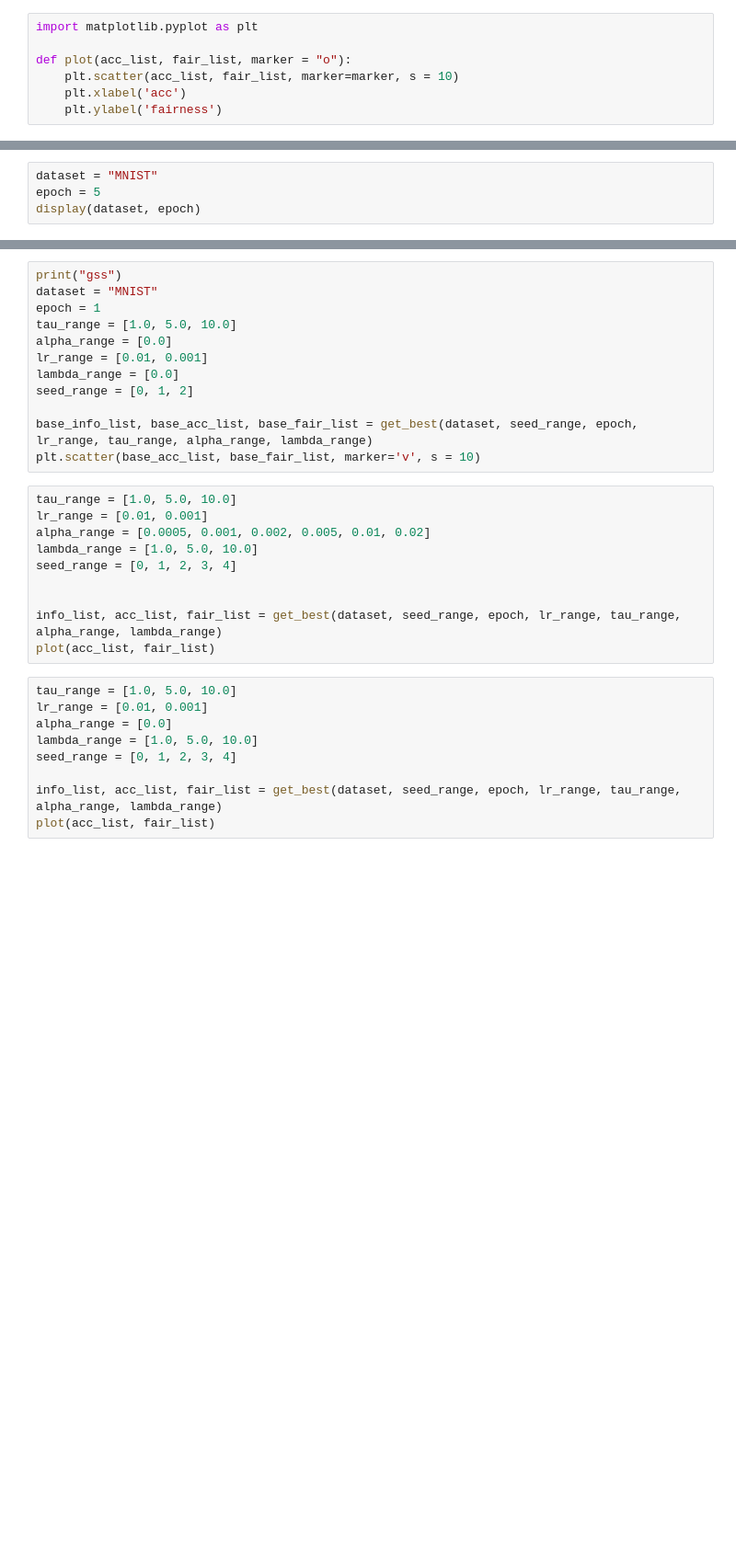
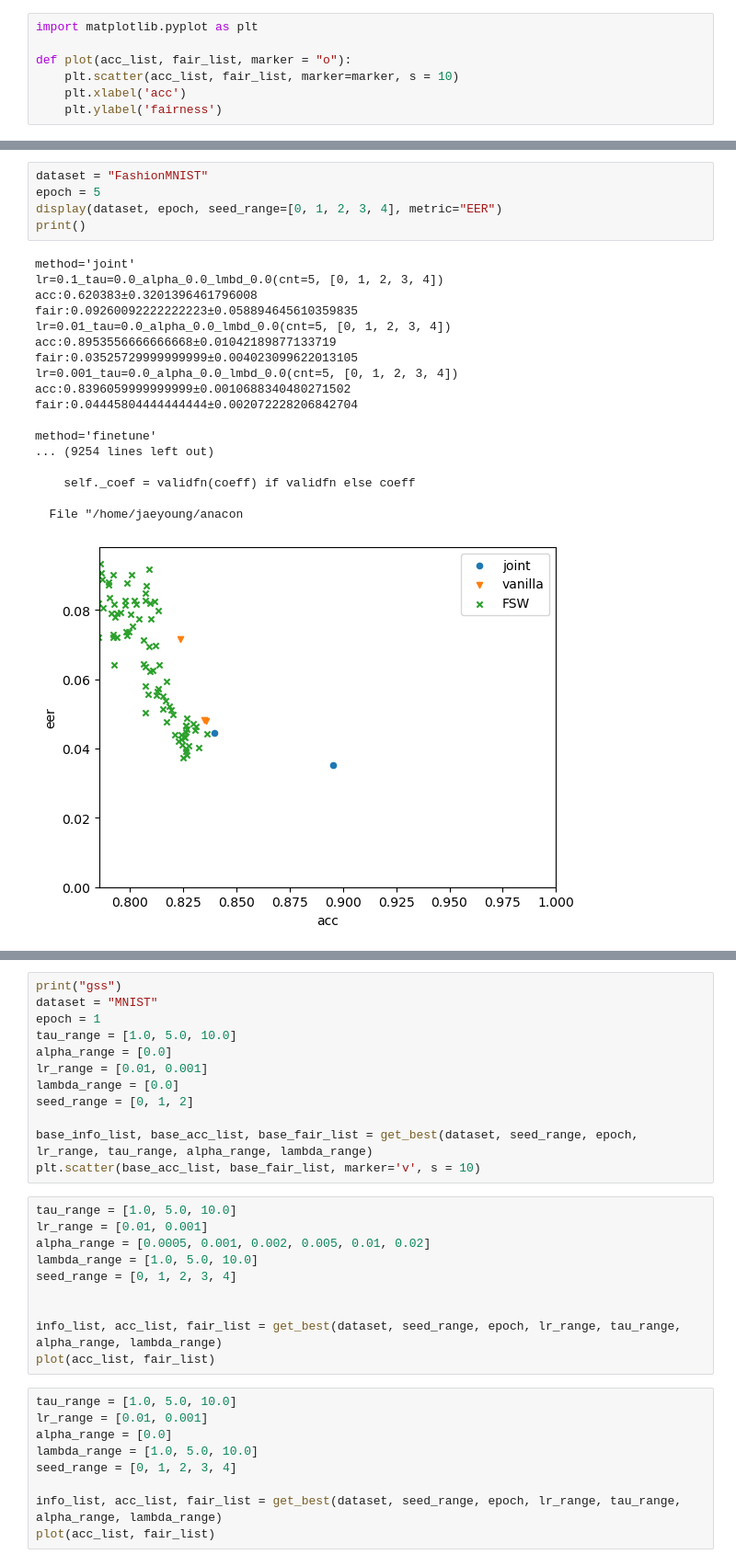
Before and after one commit to jyparkkr/FSW, a Jupyter notebook: interpret.ipynb, the cells around one changed output, grey strips where cells are left out. Shown at 92% size. Saved outputs shown, nothing was run; the diff lists cells and outputs as text; blank space fills up the shorter version.

```diff
--- a/interpret.ipynb
+++ b/interpret.ipynb
@@ -255,5 +419,25 @@ KeyError: 'EER'
 # %%
-dataset = "MNIST"
+dataset = "FashionMNIST"
 epoch = 5
-display(dataset, epoch)
+display(dataset, epoch, seed_range=[0, 1, 2, 3, 4], metric="EER")
+print()
+# %% [output]
+method='joint'
+lr=0.1_tau=0.0_alpha_0.0_lmbd_0.0(cnt=5, [0, 1, 2, 3, 4])
+acc:0.620383±0.3201396461796008
+fair:0.09260092222222223±0.058894645610359835
+lr=0.01_tau=0.0_alpha_0.0_lmbd_0.0(cnt=5, [0, 1, 2, 3, 4])
+acc:0.8953556666666668±0.01042189877133719
+fair:0.03525729999999999±0.004023099622013105
+lr=0.001_tau=0.0_alpha_0.0_lmbd_0.0(cnt=5, [0, 1, 2, 3, 4])
+acc:0.8396059999999999±0.0010688340480271502
+fair:0.04445804444444444±0.002072228206842704
+
+method='finetune'
+... (9254 lines left out)
+
+    self._coef = validfn(coeff) if validfn else coeff
+
+  File "/home/jaeyoung/anacon
+[figure, added]
 # %%
```
Also changed, not shown: parts of 7 cells of this notebook, 57 other files.
